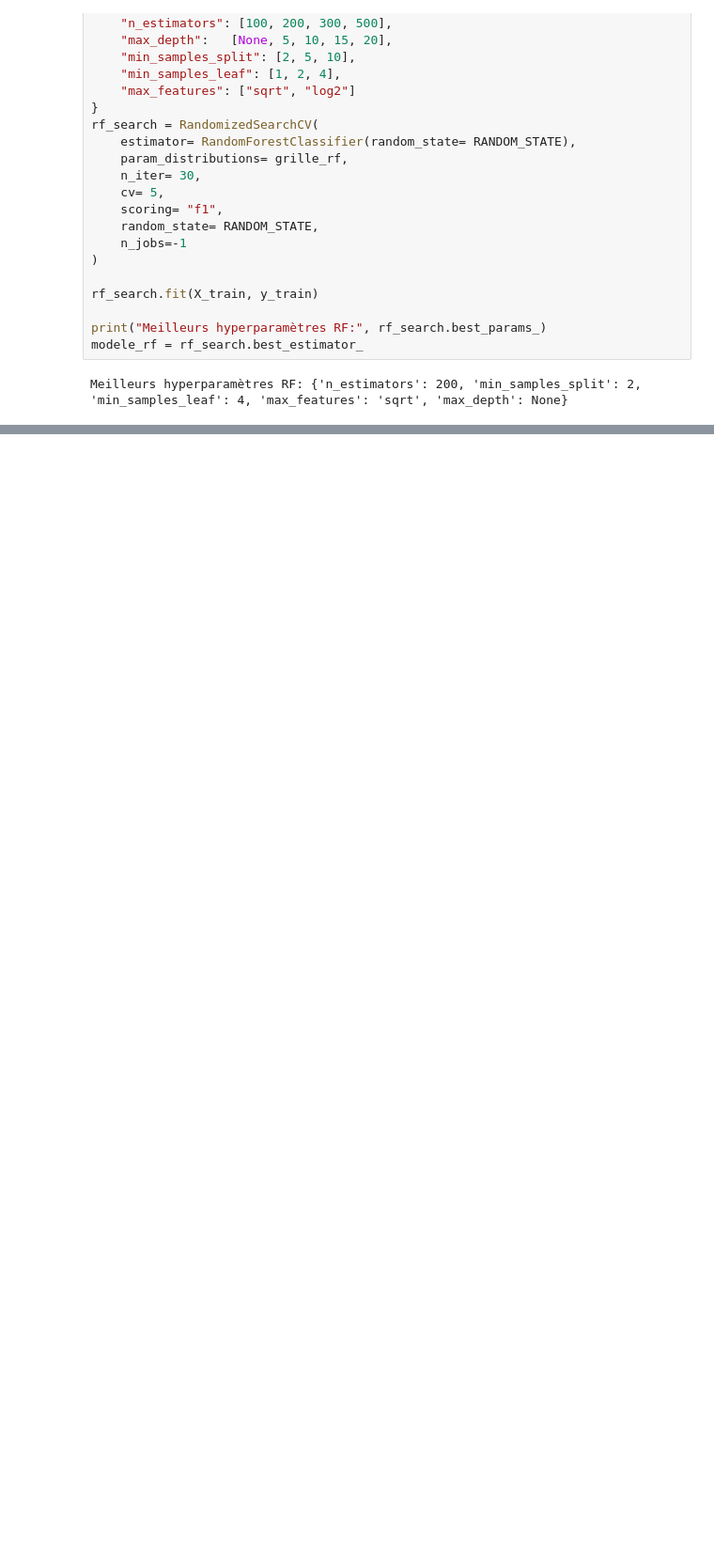
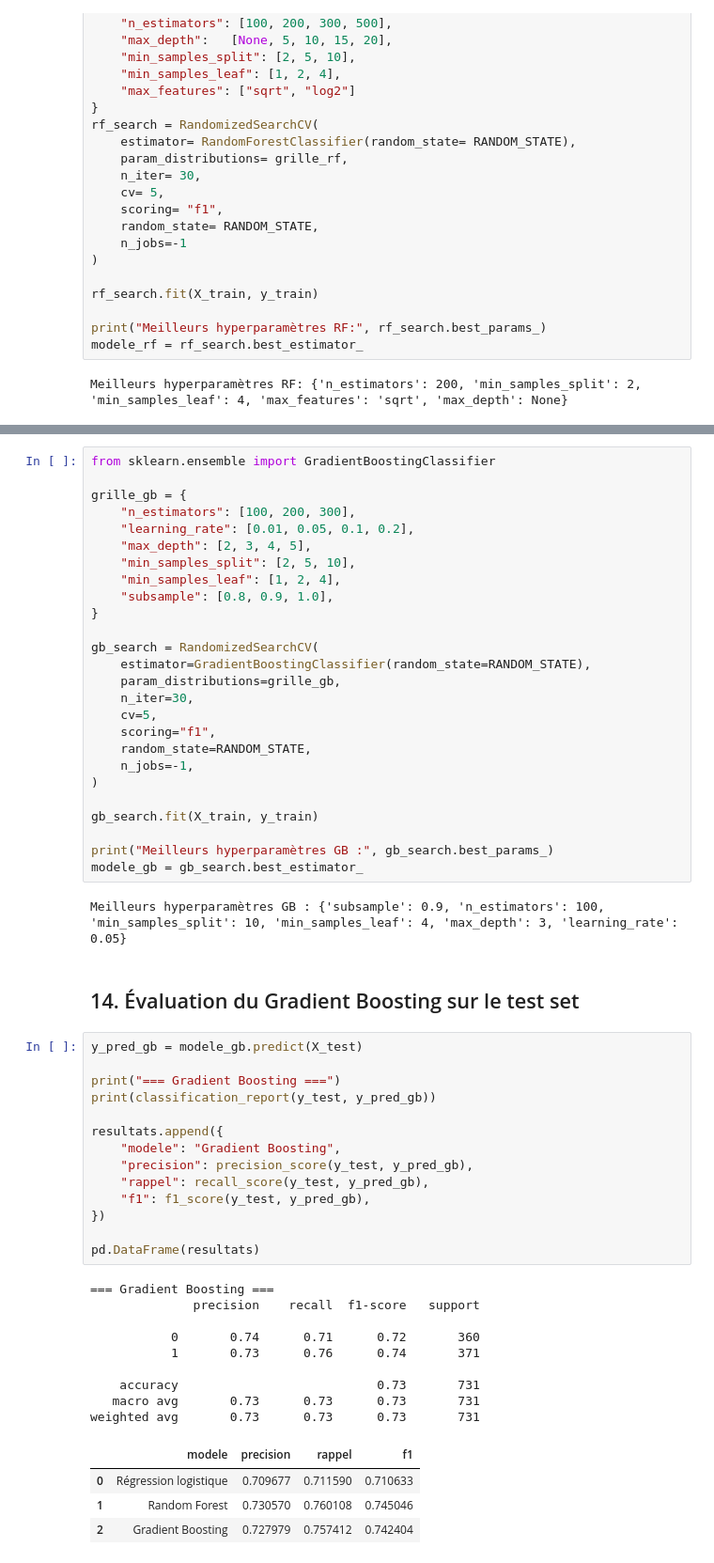
Before and after one commit to Dine803/cosit-stage-prediction-meteo, a Jupyter notebook: notebooks/modele_pluie.ipynb, the cells around one changed output, grey strips where cells are left out. Shown at 94% size. Drawn from its saved outputs; the diff is of its cells as text; blank space fills up the shorter version.

```diff
--- a/notebooks/modele_pluie.ipynb
+++ b/notebooks/modele_pluie.ipynb
@@ -253,0 +282,58 @@ pd.DataFrame(resultats)
+# %%
+from sklearn.ensemble import GradientBoostingClassifier
+
+grille_gb = {
+    "n_estimators": [100, 200, 300],
+    "learning_rate": [0.01, 0.05, 0.1, 0.2],
+    "max_depth": [2, 3, 4, 5],
+    "min_samples_split": [2, 5, 10],
+    "min_samples_leaf": [1, 2, 4],
+    "subsample": [0.8, 0.9, 1.0],
+}
+
+gb_search = RandomizedSearchCV(
+    estimator=GradientBoostingClassifier(random_state=RANDOM_STATE),
+    param_distributions=grille_gb,
+    n_iter=30,
+    cv=5,
+    scoring="f1",
+    random_state=RANDOM_STATE,
+    n_jobs=-1,
+)
+
+gb_search.fit(X_train, y_train)
+
+print("Meilleurs hyperparamètres GB :", gb_search.best_params_)
+modele_gb = gb_search.best_estimator_
+# %% [output]
+Meilleurs hyperparamètres GB : {'subsample': 0.9, 'n_estimators': 100, 'min_samples_split': 10, 'min_samples_leaf': 4, 'max_depth': 3, 'learning_rate': 0.05}
+# %% [markdown]
+## 14. Évaluation du Gradient Boosting sur le test set
+# %%
+y_pred_gb = modele_gb.predict(X_test)
+
+print("=== Gradient Boosting ===")
+print(classification_report(y_test, y_pred_gb))
+
+resultats.append({
+    "modele": "Gradient Boosting",
+    "precision": precision_score(y_test, y_pred_gb),
+    "rappel": recall_score(y_test, y_pred_gb),
+    "f1": f1_score(y_test, y_pred_gb),
+})
+
+pd.DataFrame(resultats)
+# %% [output]
+=== Gradient Boosting ===
+              precision    recall  f1-score   support
+
+           0       0.74      0.71      0.72       360
+           1       0.73      0.76      0.74       371
+
+    accuracy                           0.73       731
+   macro avg       0.73      0.73      0.73       731
+weighted avg       0.73      0.73      0.73       731
+|  | modele | precision | rappel | f1 |
+| 0 | Régression logistique | 0.709677 | 0.711590 | 0.710633 |
+| 1 | Random Forest | 0.730570 | 0.760108 | 0.745046 |
+| 2 | Gradient Boosting | 0.727979 | 0.757412 | 0.742404 |
```
Also changed, not shown: parts of 15 cells of this notebook.
